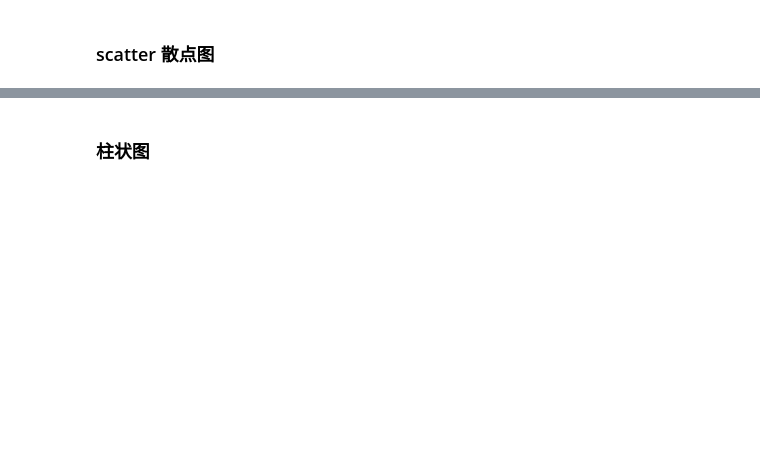
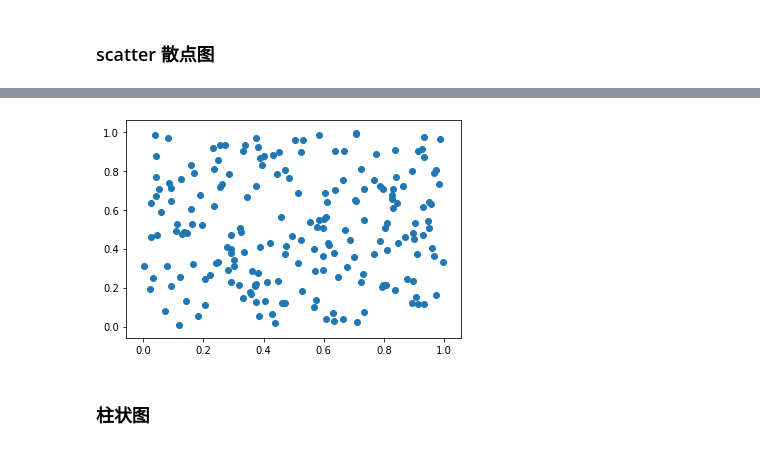
Before and after one commit to shadowimp/python-is-all-you-need, a Jupyter notebook: data_science/matplotlib_tutorial.ipynb, the cells around one changed output, grey strips where cells are left out. Drawn from its saved outputs; the diff is of its cells as text; code cells hidden in the pictures; blank space fills up the shorter version.

```diff
--- a/data_science/matplotlib_tutorial.ipynb
+++ b/data_science/matplotlib_tutorial.ipynb
@@ -55,3 +55,10 @@ plt.show()
+# %%
+a = np.random.rand(200,2)
+x , y = a[:,0], a[:,1]
+plt.scatter(x,y) #散点图
+plt.show()
+# %% [output]
+[figure, added]
 # %% [markdown]
 ### 柱状图
 # %%
```
Also changed, not shown: parts of 10 cells of this notebook, 8 other files.
